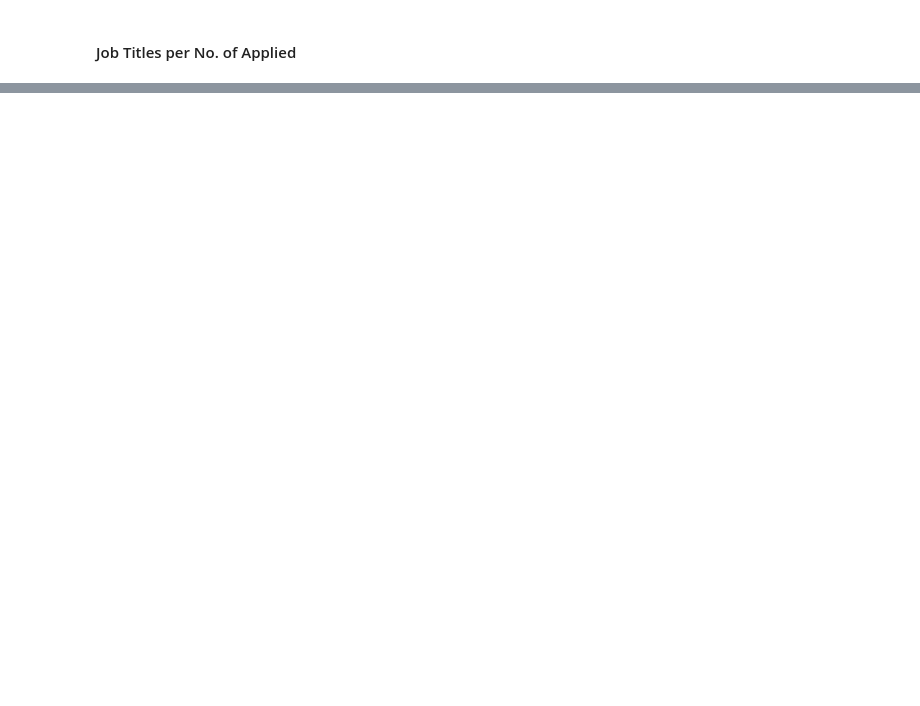
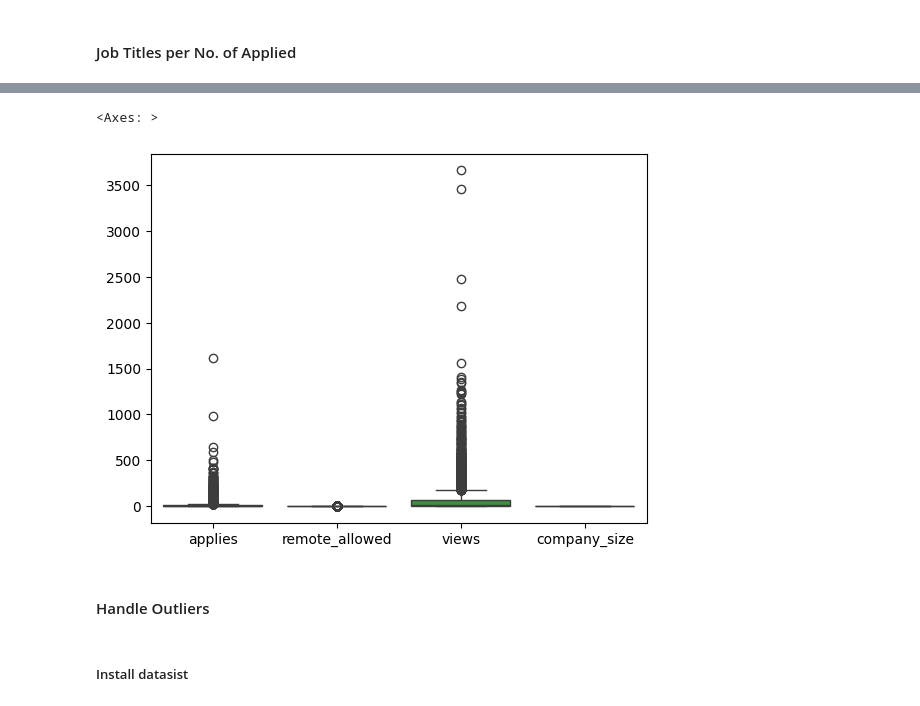
Before and after one commit to sayedahmed1980/Epsilon_mid-project, a Jupyter notebook: LinkedIn_JP2023.ipynb, the cells around one changed output, grey strips where cells are left out. Cells and saved outputs as stored; diff of their text form; code cells hidden in the pictures; blank space fills up the shorter version.

```diff
--- a/LinkedIn_JP2023.ipynb
+++ b/LinkedIn_JP2023.ipynb
@@ -1832,0 +1672,2 @@ pages[select_page]()
+# %%
+jobs_2_pre= jobs_2_pre.dropna()
@@ -1832,0 +1713,11 @@ pages[select_page]()
+# %%
+# Check outliers again after drop the missing values in all columns except (normalized_salary)
+
+sns.boxplot(data= jobs_2_pre.drop('normalized_salary', axis=1 )) # There are outliers in (applies) and (views)
+# %% [output]
+<Axes: >
+[figure, added]
+# %% [markdown]
+#### Handle Outliers
+# %% [markdown]
+##### Install datasist
```
Also changed, not shown: parts of 87 cells of this notebook, 2 other files.
